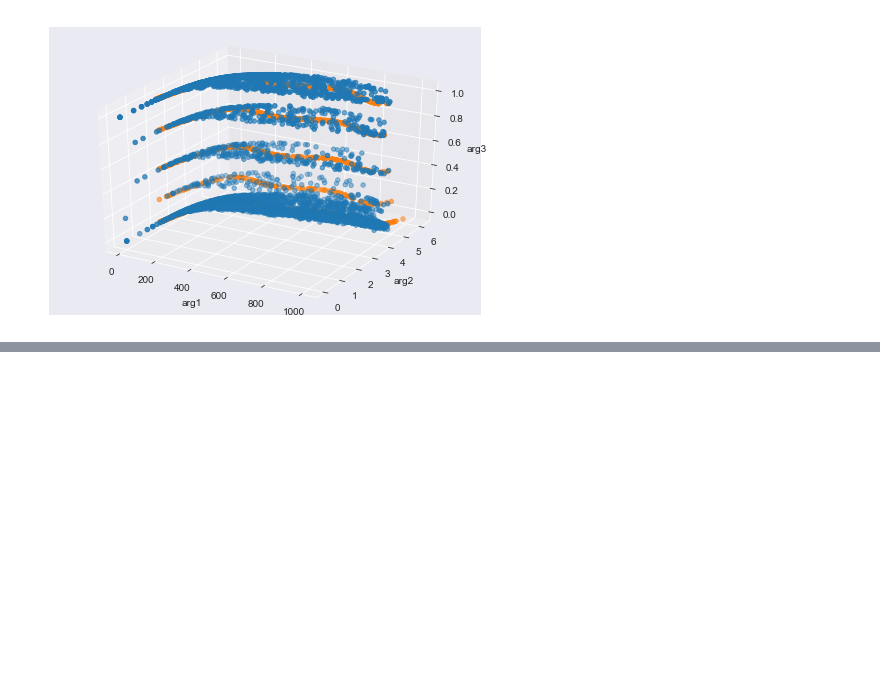
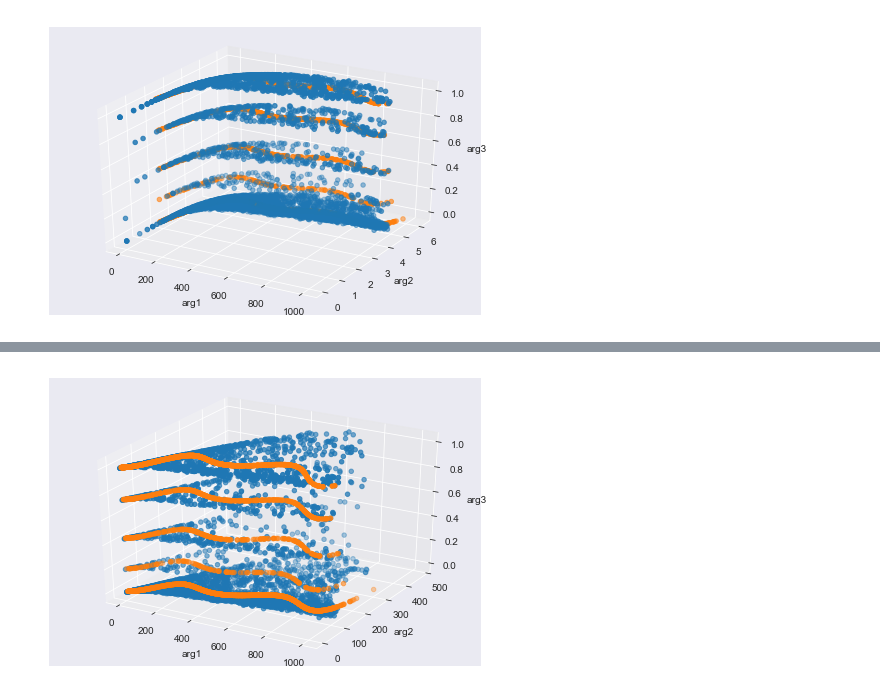
Before and after one commit to tpt5cu/solarIrradiancePredictor, a Jupyter notebook: Model_Testing_psm.ipynb, the cells around one changed output, grey strips where cells are left out. Saved outputs shown, nothing was run; the diff lists cells and outputs as text; code cells hidden in the pictures; blank space fills up the shorter version.

```diff
--- a/Model_Testing_psm.ipynb
+++ b/Model_Testing_psm.ipynb
@@ -273,12 +352,12 @@ three_dee_viz(df1_psm_2017['GHI'], df1_psm_2017['DHI_log'], df1_psm_2017['Cloud
 # %%
 #Load model
 # %%
-clf_poly = load("Polynomial_clf.joblib")
+clf_poly = load("Models/Polynomial_clf.joblib")
 
-print(clf)
-print(type(clf))
-print(clf.intercept_)
-print(clf.coef_)
+print(clf_poly)
+print(type(clf_poly))
+print(clf_poly.intercept_)
+print(clf_poly.coef_)
 # %% [output]
 LinearRegression(copy_X=True, fit_intercept=True, n_jobs=None,
          normalize=False)
@@ -311,0 +388,2 @@ three_dee_viz(df1_psm_2017['GHI'], df1_psm_2017['DHI_log'], df1_psm_2017['Cloud
+# %%
+preds_backtrans, resids = show_model_metrics_logBackTrans(X, df1_psm_2017['DHI'], clf_poly)
@@ -311,0 +398,4 @@ three_dee_viz(df1_psm_2017['GHI'], df1_psm_2017['DHI_log'], df1_psm_2017['Cloud
+# %%
+three_dee_viz(df1_psm_2017['GHI'], df1_psm_2017['DHI'], df1_psm_2017['Cloud Cover'],preds_backtrans)
+# %% [output]
+[figure, added]
```
Also changed, not shown: parts of 40 cells of this notebook, 5 other files.
